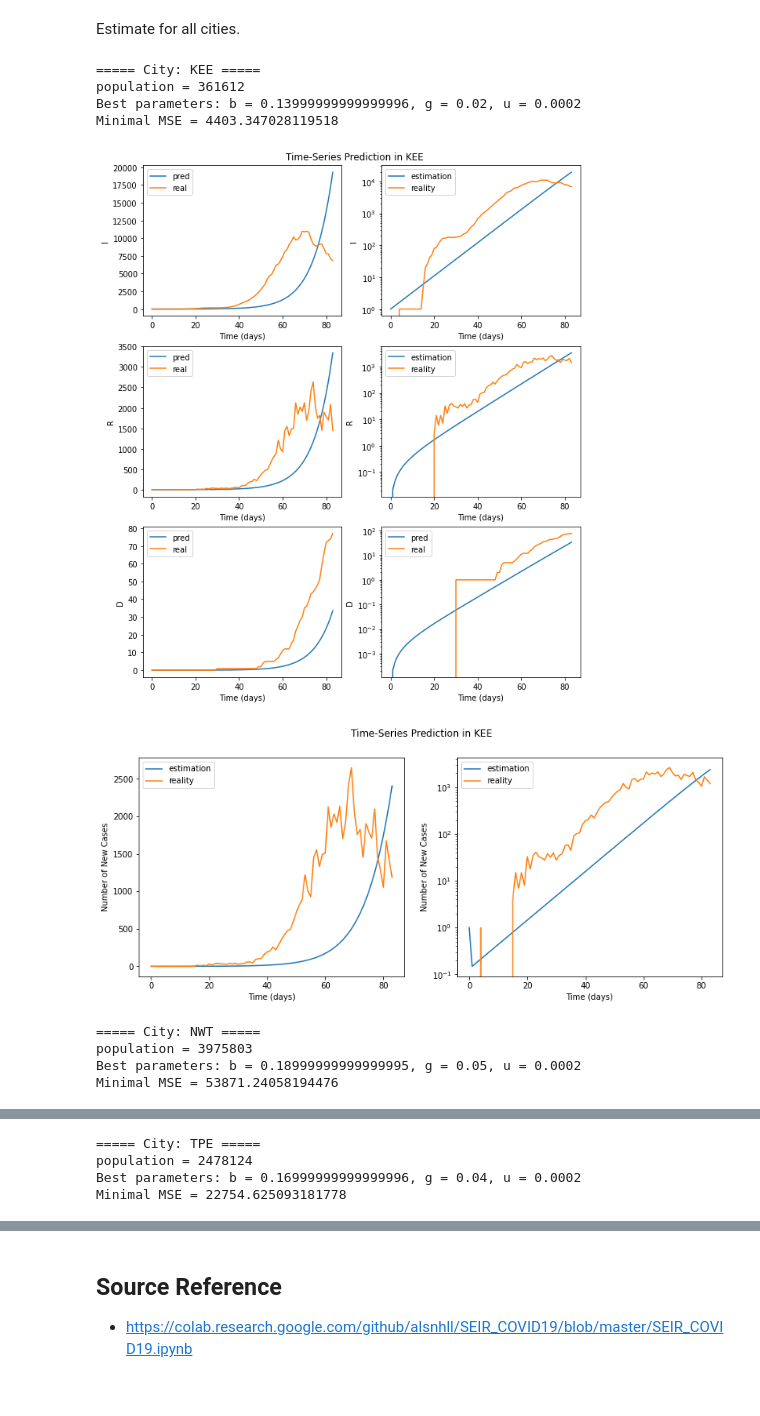
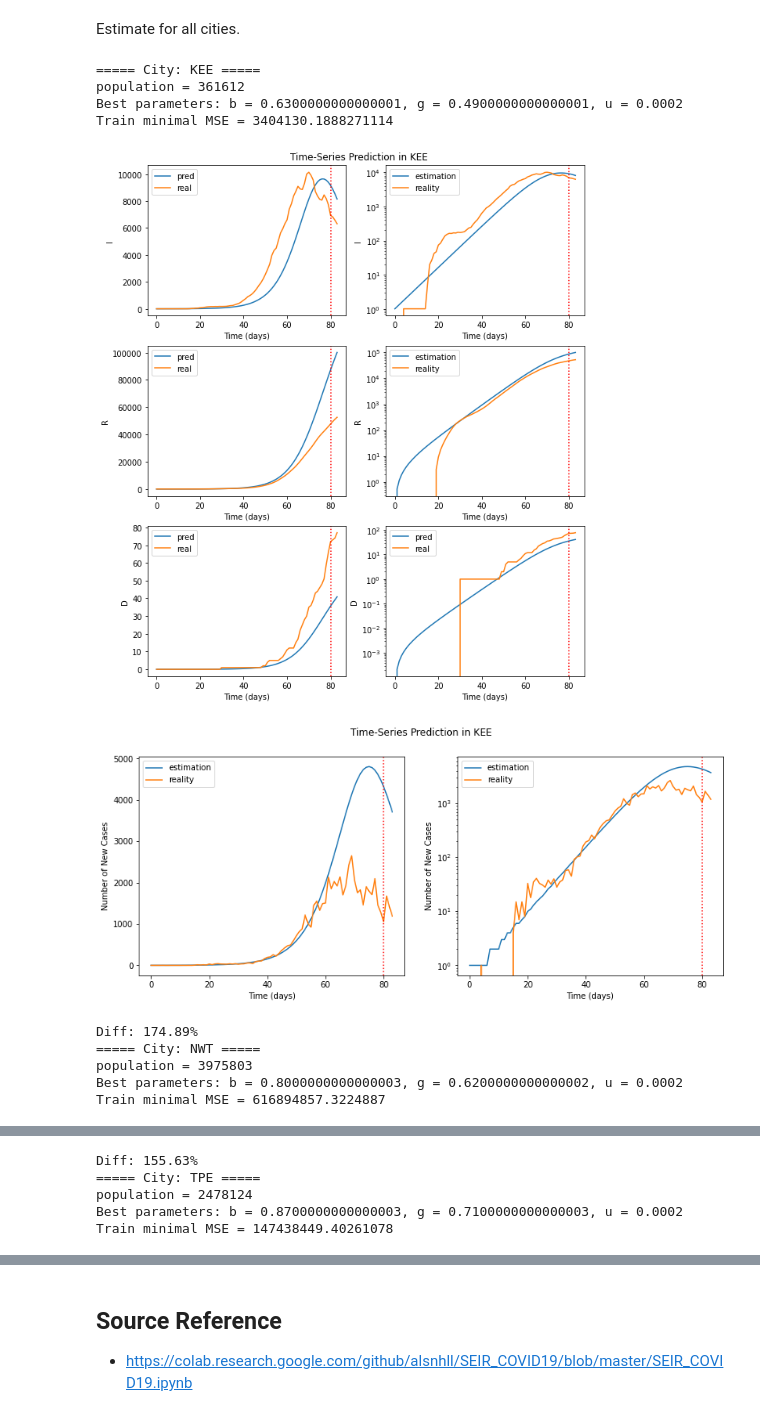
Before and after one commit to lydia7635/AI2022-Final, a Jupyter notebook: AI2022_SIRD_COVID19.ipynb, the cells around one changed output, grey strips where cells are left out. Saved outputs shown, nothing was run; the diff lists cells and outputs as text; code cells hidden in the pictures.

```diff
--- a/AI2022_SIRD_COVID19.ipynb
+++ b/AI2022_SIRD_COVID19.ipynb
@@ -243,7 +291,7 @@ Plot estimated and real new cases on linear and log scale.
 # %%
 def estiNew(soln):
     esti_new_infected = [soln[0][0]]
-    for i in range(1, soln.shape[0]):
+    for i in range(1, data_size):
         delta_I = soln[i][0] - soln[i-1][0]
         delta_R = soln[i][1] - soln[i-1][1]
         delta_D = soln[i][2] - soln[i-1][2]
@@ -293,16 +344,21 @@ def getIRD(new_infected_data, new_dead_data):
 
     infected = 0
     dead = 0
+    recovered = 0
 
     for i in range(len(new_infected_data)):
         infected += (new_infected_data[i] - new_dead_data[i])
         dead += new_dead_data[i]
 
-        if i - 5 >= 0:
-            recovered = int(new_infected_data[i-5] * 0.995)
-        else:
-            recovered = 0
-        infected -= recovered
+        new_recover = 0
+        # Better R?
+        new_recover += int(new_infected_data[i-6] * 0.2)  if (i-6 >= 0) else 0
+        new_recover += int(new_infected_data[i-5] * 0.3)   if (i-5 >= 0) else 0
+        new_recover += int(new_infected_data[i-4] * 0.3)   if (i-4 >= 0) else 0
+        new_recover += int(new_infected_data[i-3] * 0.196) if (i-3 >= 0) else 0
+
+        infected -= new_recover
+        recovered += new_recover
 
         timelineI.append(infected)
         timelineR.append(recovered)
@@ -319,12 +375,13 @@ def getCityData(populationDf, confirmedDf, deadDf, city):
     population = int(populationDf[populationDf['Region'] == city]['population'])
 
     confirmedCityDf = confirmedDf.loc[confirmedDf['city'] == city].asfreq('D')
-    confirmedCityDf = confirmedCityDf[confirmedCityDf.index >= '2022-03-10']
+    confirmedCityDf = confirmedCityDf[((confirmedCityDf.index >= start_date)
+                                        & (confirmedCityDf.index <= end_date))]
     new_infected_data = confirmedCityDf.loc[:, 'count'].fillna(0).values
 
     deadCityDf = deadDf.loc[deadDf['city'] == city].asfreq('D')
-    deadCityDf = deadCityDf[((deadCityDf.index >= '2022-03-10')
-                            & (deadCityDf.index <= '2022-06-01'))]
+    deadCityDf = deadCityDf[((deadCityDf.index >= start_date)
+                            & (deadCityDf.index <= end_date))]
     new_dead_data = deadCityDf.loc[:, 'death_new'].fillna(0).values
 
     timelineI, timelineR, timelineD = getIRD(new_infected_data, new_dead_data)
@@ -337,48 +394,50 @@ def estiCity(N, timelineI, timelineR, timelineD, city):
     # Kaohsiung data
     # new_infected_data = np.array([1,3,1,1,2,1,11,4,1,3,2,3,2,4,6,6,1,5,34,36,50,30,25,30,49,63,45,50,59,41,26,50,106,68,121,96,135,152,198,269,352,393,468,441,679,818,1042,1183,1782,2180,2076,1981,2069,3740,3326,3754,3886,3990,4341,5086,6967,6818,7788,7858,7451,7450,9774,9985,8809,11636,10023,9915,8616,10832,11728,10529])
     # N = 2700000    # city population
-    b, g, u = gridSearch(N, timelineI, timelineR, timelineD)
+    b, g, u = gridSearch(N, train_timelineI, train_timelineR, train_timelineD)
 
     print(f"Best parameters: b = {b}, g = {g}, u = {u}")
-    print(f"Minimal MSE = {MSE(timelineI, timelineR, timelineD, N, b, g, u)}")
+    print(f"Train minimal MSE = {MSE(train_timelineI, train_timelineR, train_timelineD, N, b, g, u)}")
     return b, g, u
 # %% [markdown]
 Estimate for all cities.
 # %%
 # TODO: read from file: diagnosed, population
-populationDf = pd.read_csv('populationAdj.csv')
+populationDf = pd.read_csv('population.csv')
 confirmedDf = pd.read_csv('timeline_diagnosed.csv')
 deadDf = pd.read_csv('timeline_death.csv')
 
 confirmedDf['date'] = pd.to_datetime(confirmedDf['date'], format='%Y-%m-%d')
 confirmedDf.set_index('date', inplace=True)
 
 deadDf['date'] = pd.to_datetime(deadDf['date'], format='%Y-%m-%d')
 deadDf.set_index('date', inplace=True)
-
-city_code = ["KEE", "NWT", "TPE", "TAO", "HSZ", "HSQ", "MIA", "TXG", "CHA", "NAN", "YUN", "CYQ", "CYI", "TNN", "KHH", "PIF", "ILA", "HUA", "TTT", "PEN", "KIN", "LIE", "TW"]
-# city_code = ["NWT", "TPE", "TXG", "KHH", "TTT", "PEN", "TW"]
 
 for city in city_code:
     # get new_infected_data for each city
     population, new_infected_data, timelineI, timelineR, timelineD = getCityData(populationDf, confirmedDf, deadDf, city)
 
     print(f"===== City: {city} =====")
     print(f"population = {population}")
     # print(f"I: {timelineI}")
     # print(f"R: {timelineR}")
     # print(f"D: {timelineD}")
-    b, g, u = estiCity(population, timelineI, timelineR, timelineD, city)
+
+    train_timelineI = timelineI[:train_size]
+    train_timelineR = timelineR[:train_size]
+    train_timelineD = timelineD[:train_size]
+    b, g, u = estiCity(population, train_timelineI, train_timelineR, train_timelineD, city)
     plotEsti(timelineI, timelineR, timelineD, population, b, g, u, city)
     plotNewCases(new_infected_data, population, b, g, u, city)
 # %% [output]
 ===== City: KEE =====
 population = 361612
-Best parameters: b = 0.13999999999999996, g = 0.02, u = 0.0002
-Minimal MSE = 4403.347028119518
+Best parameters: b = 0.6300000000000001, g = 0.4900000000000001, u = 0.0002
+Train minimal MSE = 3404130.1888271114
-[figure, old version]
+[figure, new version]
-[figure, old version]
+[figure, new version]
+Diff: 174.89%
 ===== City: NWT =====
 population = 3975803
-Best parameters: b = 0.18999999999999995, g = 0.05, u = 0.0002
-Minimal MSE = 53871.24058194476
+Best parameters: b = 0.8000000000000003, g = 0.6200000000000002, u = 0.0002
+Train minimal MSE = 616894857.3224887
@@ -387,4 +446,5 @@ Minimal MSE = 53871.24058194476
+Diff: 155.63%
 ===== City: TPE =====
 population = 2478124
-Best parameters: b = 0.16999999999999996, g = 0.04, u = 0.0002
-Minimal MSE = 22754.625093181778
+Best parameters: b = 0.8700000000000003, g = 0.7100000000000003, u = 0.0002
+Train minimal MSE = 147438449.40261078
```
Also changed, not shown: parts of 13 cells of this notebook.
